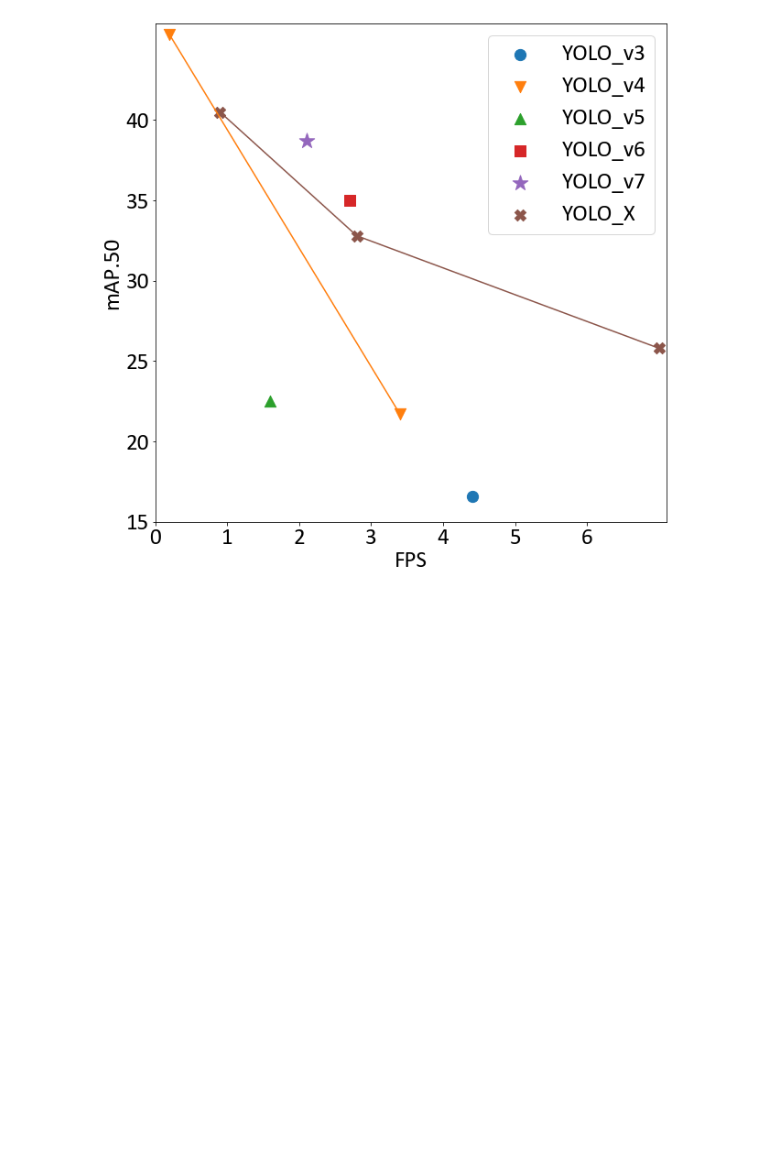
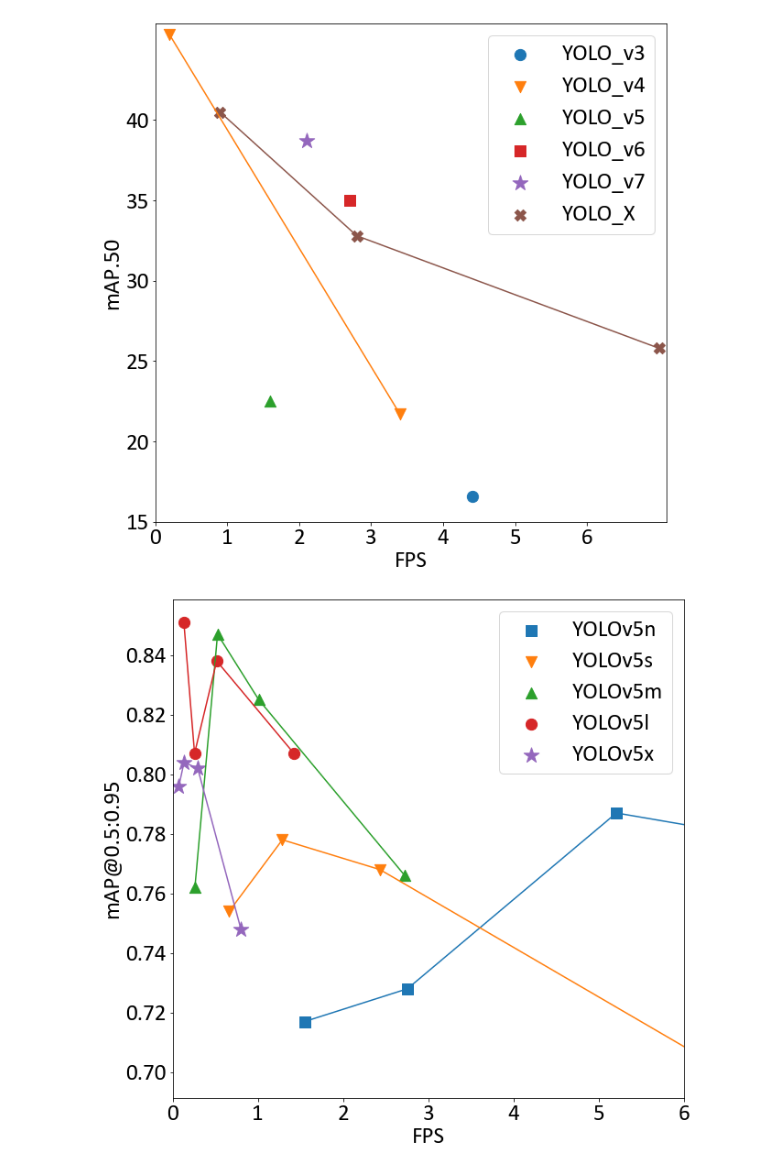
Before and after one commit to JianTang2000/VR, a Jupyter notebook: util/plot.ipynb, the cells around one changed output. Drawn from its saved outputs; the diff is of its cells as text; code cells hidden in the pictures; blank space fills up the shorter version.

```diff
--- a/util/plot.ipynb
+++ b/util/plot.ipynb
@@ -211,3 +203,54 @@ plt.legend(prop={'family': 'Calibri', 'size': 25})
 plt.show()
 # %% [output]
 [figure]
+# %%
+import cv2
+from matplotlib import pyplot as plt
+from matplotlib.pyplot import figure
+import os
+import numpy as np
+
+plt.rcParams['figure.figsize'] = (10, 10)  # 单位是inches
+fig, axs = plt.subplots(1, 1)
+
+plt.ylabel('mAP@0.5:0.95', fontdict={'family': 'Calibri', 'size': 25})
+plt.xlabel('FPS', fontdict={'family': 'Calibri', 'size': 25})
+
+plt.xlim((0, 6))
+# plt.ylim((0.5, 0.83))
+# my_x_ticks = np.arange(0, 10, 2)
+# my_y_ticks = np.arange(0.5, 0.9, 0.1)
+# plt.yticks(my_y_ticks, fontproperties='Calibri', size=25)
+# plt.xticks(my_x_ticks, fontproperties='Calibri', size=25)
+# plt.xticks([1.3, 2.3, 3.3, 4.3, 5.3], [r'$n$', r'$s$', r'$m$', r'$l$', r'$x$'], size=25)
+
+plt.yticks(fontproperties='Calibri', size=25)
+plt.xticks(fontproperties='Calibri', size=25)
+
+FPS_model_n = [13.5685, 5.2083, 2.7548, 1.5479]  # img size 256, 512, 640, 736
+AP_model_n = [0.746, 0.787, 0.728, 0.717]  # img size 256, 512, 640, 736
+FPS_model_s = [6.5789, 2.433, 1.287, 0.6631]
+AP_model_s = [0.699, 0.768, 0.778, 0.754]
+FPS_model_m = [2.7247, 1.0101, 0.5265, 0.2606]
+AP_model_m = [0.766, 0.825, 0.847, 0.762]
+FPS_model_l = [1.4224, 0.5165, 0.2565, 0.1311]
+AP_model_l = [0.807, 0.838, 0.807, 0.851]
+FPS_model_x = [0.8012, 0.2934, 0.1331, 0.07198]
+AP_model_x = [0.748, 0.802, 0.804, 0.796]
+
+plt.scatter(FPS_model_n, AP_model_n, label='YOLOv5n', s=150, marker="s")
+plt.plot(FPS_model_n, AP_model_n)
+plt.scatter(FPS_model_s, AP_model_s, label='YOLOv5s', s=150, marker="v")
+plt.plot(FPS_model_s, AP_model_s)
+plt.scatter(FPS_model_m, AP_model_m, label='YOLOv5m', s=150, marker="^")
+plt.plot(FPS_model_m, AP_model_m)
+plt.scatter(FPS_model_l, AP_model_l, label='YOLOv5l', s=150, marker="o")
+plt.plot(FPS_model_l, AP_model_l)
+plt.scatter(FPS_model_x, AP_model_x, label='YOLOv5x', s=300, marker="*")
+plt.plot(FPS_model_x, AP_model_x)
+
+plt.legend(prop={'family': 'Calibri', 'size': 25})
+# 显示出所有设置
+plt.show()
+# %% [output]
+[figure, added]
```
Also changed, not shown: parts of 6 cells of this notebook, 10 other files.
